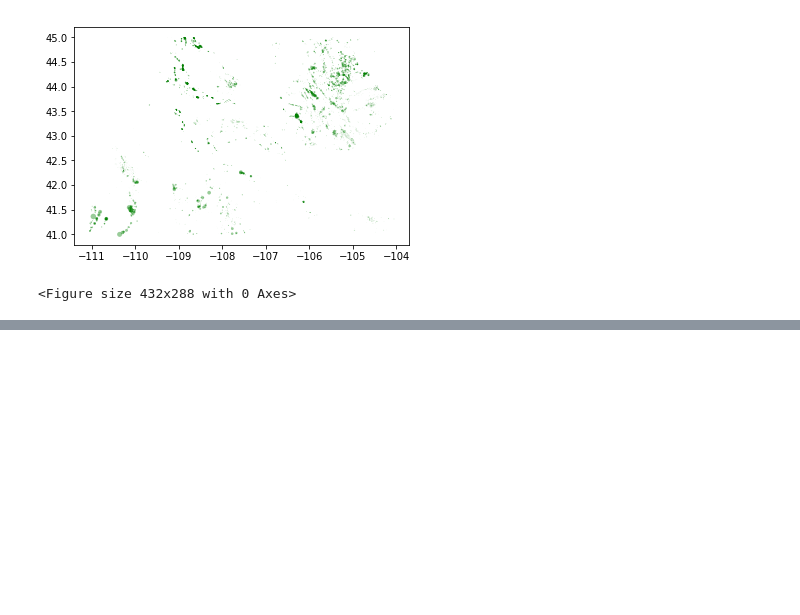
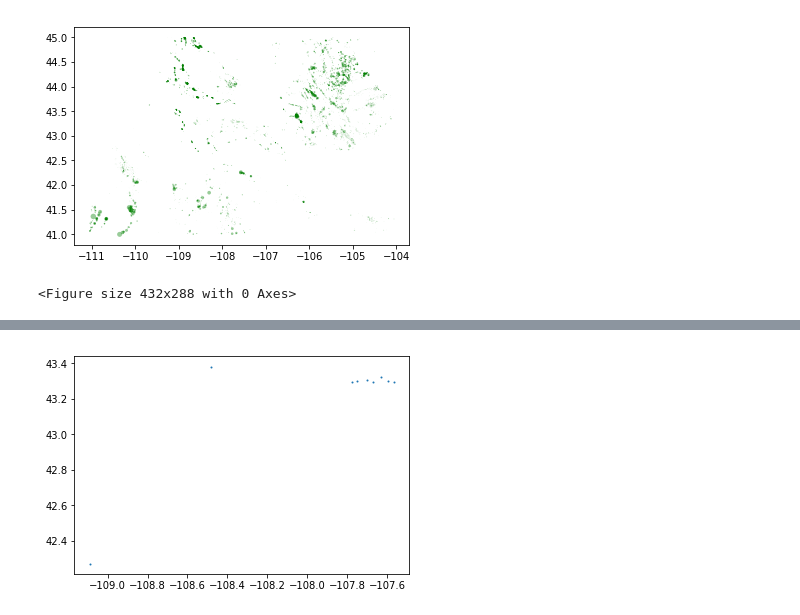
Before and after one commit to jessepisel/stratal-geometries, a Jupyter notebook: Production cleanup.ipynb, the cells around one changed output, grey strips where cells are left out. Drawn from its saved outputs; the diff is of its cells as text; code cells hidden in the pictures; blank space fills up the shorter version.

```diff
--- a/Production cleanup.ipynb
+++ b/Production cleanup.ipynb
@@ -236,0 +227,3 @@ array([12, 19,  2, 11,  7, 15,  0,  6,  3, 17, 17, 19,  1, 12, 16,  3, 19,
+# %%
+horizontals = well_locs[well_locs['HORIZ_DIR'] == 'H']
+directionals = well_locs[well_locs['HORIZ_DIR'] == 'D']
@@ -236,0 +237,10 @@ array([12, 19,  2, 11,  7, 15,  0,  6,  3, 17, 17, 19,  1, 12, 16,  3, 19,
+# %%
+hcoords = []
+for well in horizontals.APINO.values:
+    hcoords.append(horizontals[horizontals['APINO'] == int(well)][['latitude', 'longitude']].values)
+# %%
+%matplotlib inline
+for i in tqdm(range(484)):
+    plt.scatter(np.vstack(hcoords)[0:,1], np.vstack(hcoords)[0:,0], s=200*(bigTSoil.iloc[i].values/np.max(np.max(bigTSoil))))
+    plt.savefig('D:/fun/horizontals'+str(i)+'.png', dpi=50)
+    plt.clf()
@@ -236,0 +255,10 @@ array([12, 19,  2, 11,  7, 15,  0,  6,  3, 17, 17, 19,  1, 12, 16,  3, 19,
+# %%
+%matplotlib inline
+
+for i in np.arange(0, 25000, 500):
+    plt.clf()
+    plt.scatter(well_locs[well_locs['TD']>i].longitude, well_locs[well_locs['TD']>i].latitude, s=1)
+
+    plt.savefig('D:/fun/horizontals'+str(i)+'.png', dpi=100)
+# %% [output]
+[figure, added]
```
Also changed, not shown: parts of 15 cells of this notebook.
